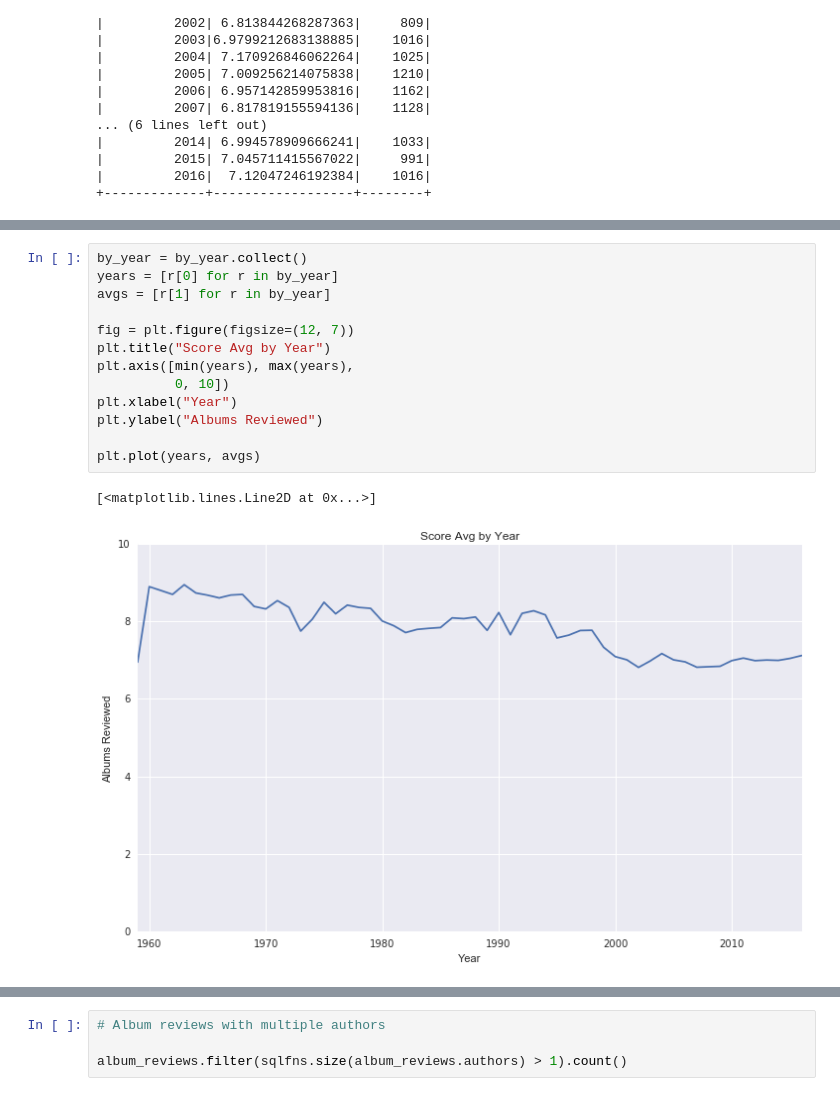
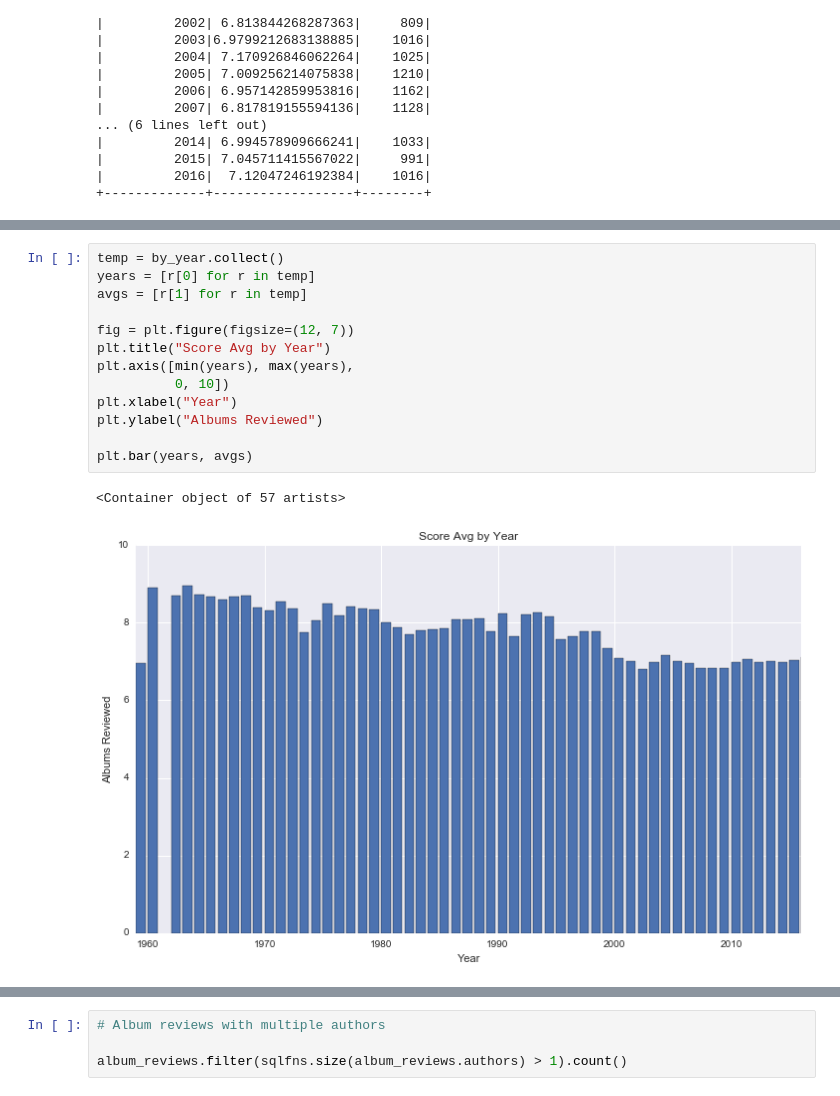
Before and after one commit to microamp/pitchfork-analysis, a Jupyter notebook: Untitled.ipynb, the cells around one changed output, grey strips where cells are left out. Saved outputs shown, nothing was run; the diff lists cells and outputs as text.

```diff
--- a/Untitled.ipynb
+++ b/Untitled.ipynb
@@ -370,21 +370,21 @@ plt.bar(years, reviewed)
 <Container object of 17 artists>
 [figure]
 # %%
-by_year = by_year.collect()
-years = [r[0] for r in by_year]
-avgs = [r[1] for r in by_year]
+temp = by_year.collect()
+years = [r[0] for r in temp]
+avgs = [r[1] for r in temp]
 
 fig = plt.figure(figsize=(12, 7))
 plt.title("Score Avg by Year")
 plt.axis([min(years), max(years),
           0, 10])
 plt.xlabel("Year")
 plt.ylabel("Albums Reviewed")
 
-plt.plot(years, avgs)
+plt.bar(years, avgs)
 # %% [output]
-[<matplotlib.lines.Line2D at 0x...>]
+<Container object of 57 artists>
-[figure, old version]
+[figure, new version]
 # %%
 # Reviews with the perfect score, 10 (non-remasters ONLY)
 
```
Also changed, not shown: parts of 6 cells of this notebook.
